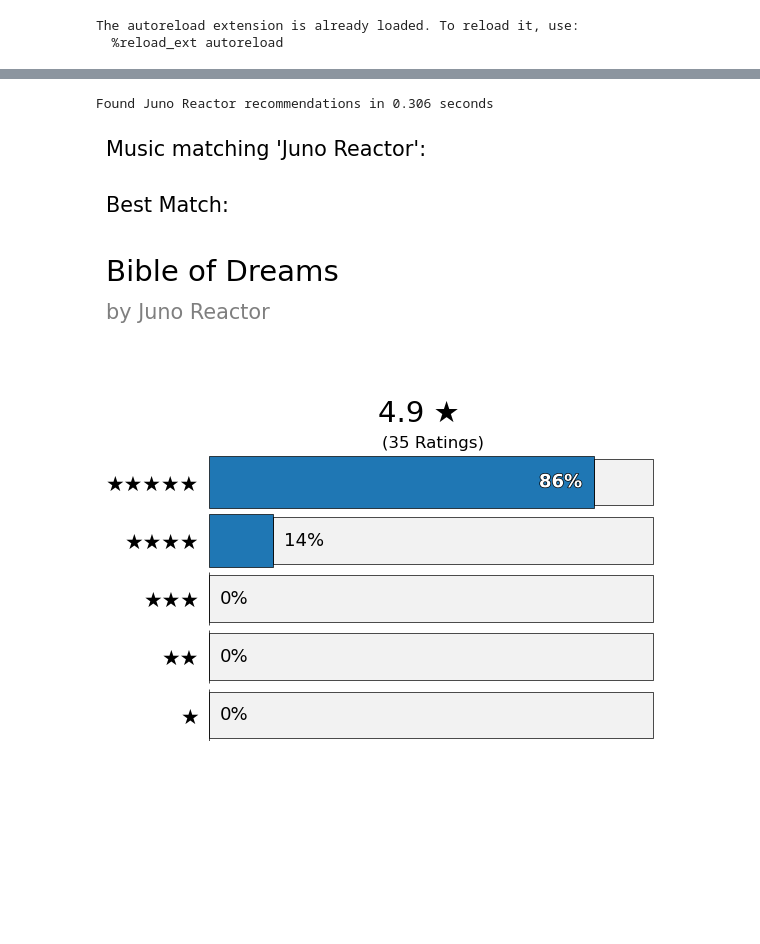
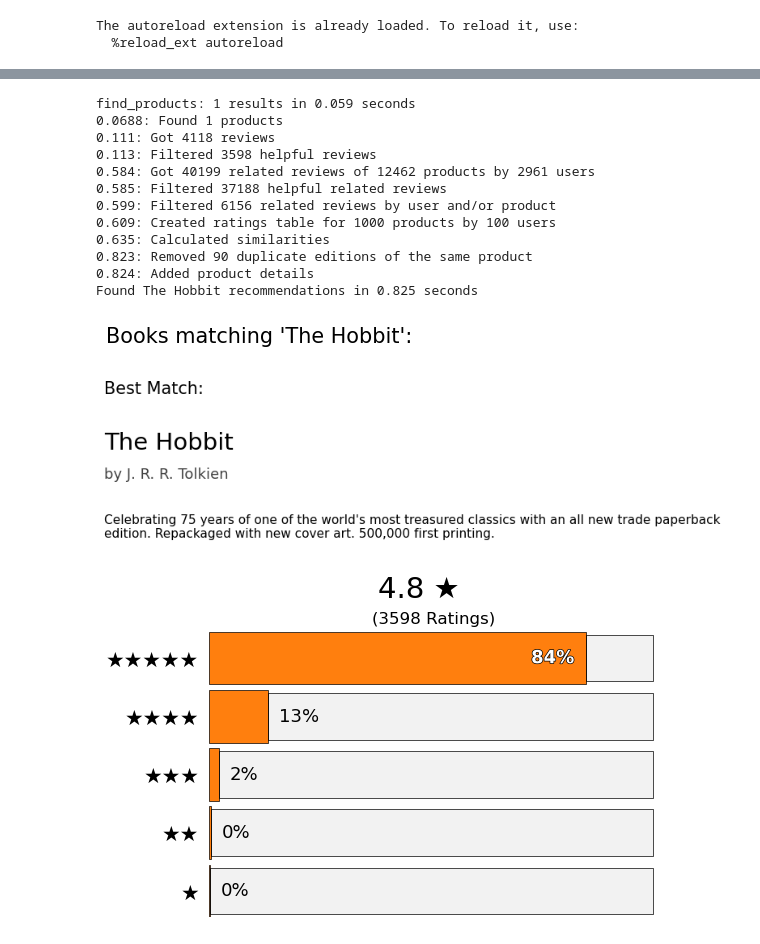
Before and after one commit to RolfHendriks/presto, a Jupyter notebook: demo.ipynb, the cells around one changed output, grey strips where cells are left out. Saved outputs shown, nothing was run; the diff lists cells and outputs as text; code cells hidden in the pictures; blank space fills up the shorter version.

Commit message:
Polished EDA and visuals for product and review data

```diff
--- a/demo.ipynb
+++ b/demo.ipynb
@@ -20,28 +17,36 @@ OperationalError: unable to open database file
 # %%
 # Search input. These are intended as user-facing inputs.
-type = 'Artist' # possibilities: Book, Album, Artist, Author
-search = "Juno Reactor"
-exact_match = True
+type = 'Book' # possibilities: Book, Album, Artist, Author
+search = "The Hobbit"
+exact_match = False
 
 # recommender settings
 # feel free to experiment with these to see how results change.
 max_search_results = 10 # Relevant in case of ambiguous search terms with multiple hits. Presto will resolve ambiguity by selecting the most-reviewd product
 max_recommendations = 12 # How many of Presto's related products to display to the usser
 recommender_user_pool_size = 100 # For large numbers of user reviews, consider only this many users for recommendations. Filters by users who leave the most reviews.
-recommender_product_pool_size = 1_000 # For large numbers of user reviews, consider only this many products for recommendations. Filters by number of reviews
+recommender_product_pool_size = 100 # For large numbers of user reviews, consider only this many products for recommendations. Filters by number of reviews
 
-log_verbosity = 0 # Increase to see internal details
+log_verbosity = 1 # Increase to see internal details
 include_subtitles = True
 
 ###################################
 # Recommendations
 ##################################
 results = output_recommendations(type, search, exact_match, conn = conn, include_subtitles = include_subtitles)
-product = results['result']
-products = results['results']
-recommendations = results['recommendations']
 # %% [output]
-Found Juno Reactor recommendations in 0.306 seconds
+find_products: 1 results in 0.059 seconds
+0.0688: Found 1 products
+0.111: Got 4118 reviews
+0.113: Filtered 3598 helpful reviews
+0.584: Got 40199 related reviews of 12462 products by 2961 users
+0.585: Filtered 37188 helpful related reviews
+0.599: Filtered 6156 related reviews by user and/or product
+0.609: Created ratings table for 1000 products by 100 users
+0.635: Calculated similarities
+0.823: Removed 90 duplicate editions of the same product
+0.824: Added product details
+Found The Hobbit recommendations in 0.825 seconds
-[figure, old version]
+[figure, new version]
-[figure, old version]
+[figure, new version]
-[figure, old version]
+[figure, new version]
```
Also changed, not shown: parts of 7 cells of this notebook, 10 other files.
